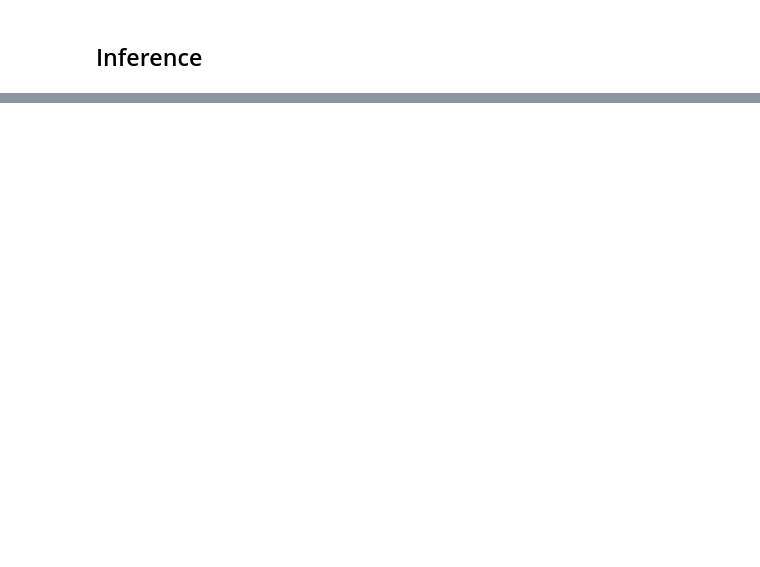
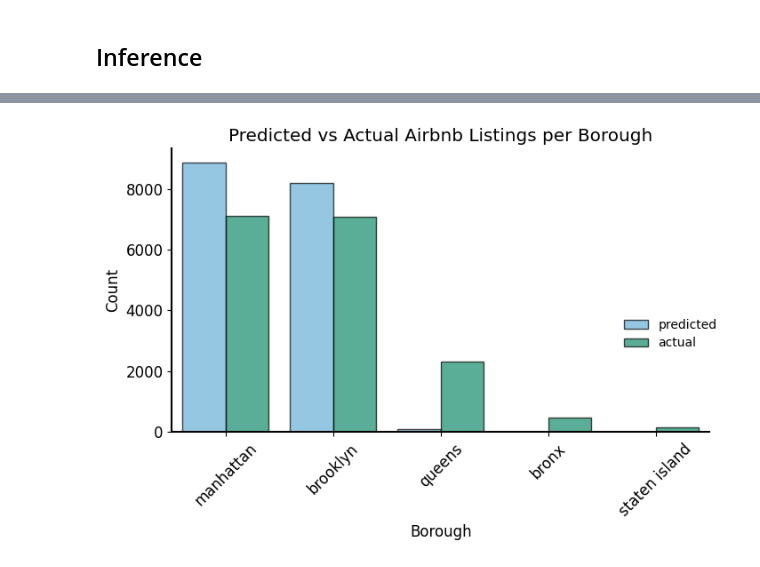
Before and after one commit to jrudoler-teaching/understanding-uncertainty, a Jupyter notebook: notebooks/lecture-00.ipynb, the cells around one changed output, grey strips where cells are left out. Drawn from its saved outputs; the diff is of its cells as text; code cells hidden in the pictures; blank space fills up the shorter version.

```diff
--- a/notebooks/lecture-00.ipynb
+++ b/notebooks/lecture-00.ipynb
@@ -270,0 +332,18 @@ display_quiz(example)
+# %%
+# plot the counts of predicted listings per borough side by side with the actual counts
+import seaborn as sns
+plot_df = pd.DataFrame({
+    'predicted': pd.Series(y_pred.flatten()),
+    'actual': pd.Series(y_test.flatten())
+})
+plot_df = plot_df.melt(var_name='type', value_name='borough')
+ax = sns.catplot(x='borough', hue='type', data=plot_df, kind='count', height=5, aspect=1.2, alpha=0.7)
+sns.move_legend(ax, loc="center right", title=None)
+plt.title('Predicted vs Actual Airbnb Listings per Borough')
+plt.xlabel('Borough')
+plt.ylabel('Count')
+plt.xticks(rotation=45)
+plt.tight_layout()
+plt.show()
+# %% [output]
+[figure, added]
```
Also changed, not shown: parts of 21 cells of this notebook, 52 other files.
